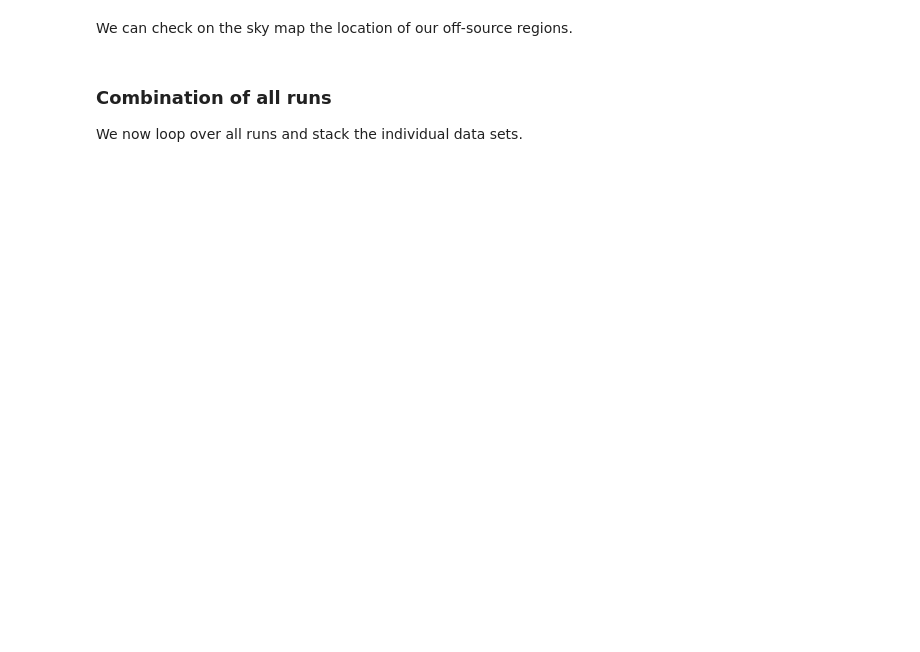
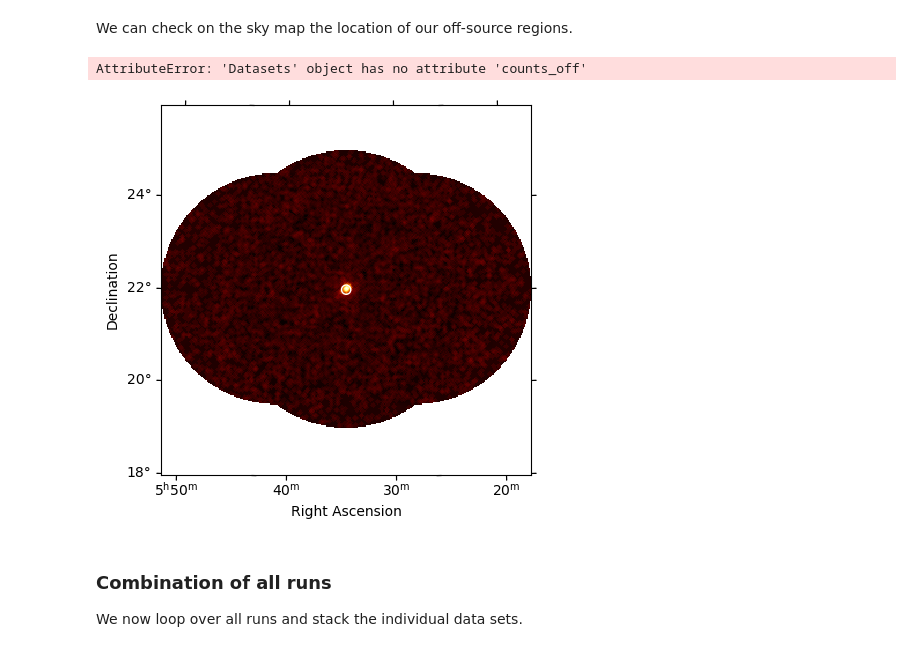
Before and after one commit to mealworm/PHYS2015A_TeV, a Jupyter notebook: TeV_GammaRay_Data_Analysis.ipynb, the cells around one changed output. Drawn from its saved outputs; the diff is of its cells as text; code cells hidden in the pictures; blank space fills up the shorter version.

```diff
--- a/TeV_GammaRay_Data_Analysis.ipynb
+++ b/TeV_GammaRay_Data_Analysis.ipynb
@@ -521,11 +750,14 @@ from gammapy.visualization import plot_spectrum_datasets_off_regions
 # %%
 skymap = final_results['significance map']
 
 ax = skymap.plot()
 
 on_region.to_pixel(skymap.geom.wcs).plot(color = 'white')
 
-plot_spectrum_datasets_off_regions(ax=ax, datasets=[spectrum_dataset])
+plot_spectrum_datasets_off_regions(ax=ax, datasets=[spectrum_datasets])
+# %% [output]
+AttributeError: 'Datasets' object has no attribute 'counts_off'
+[figure, added]
 # %% [markdown]
 ### Combination of all runs
 We now loop over all runs and stack the individual data sets.
```
Also changed, not shown: parts of 98 cells of this notebook.
